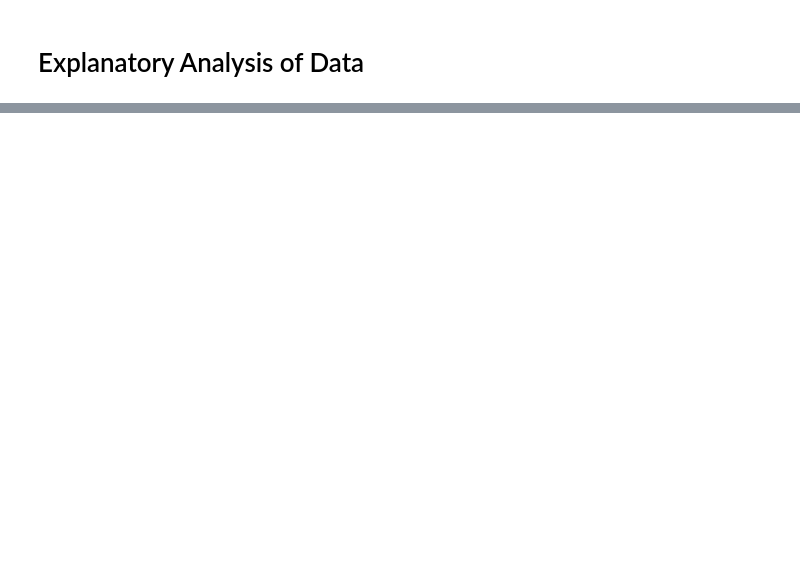
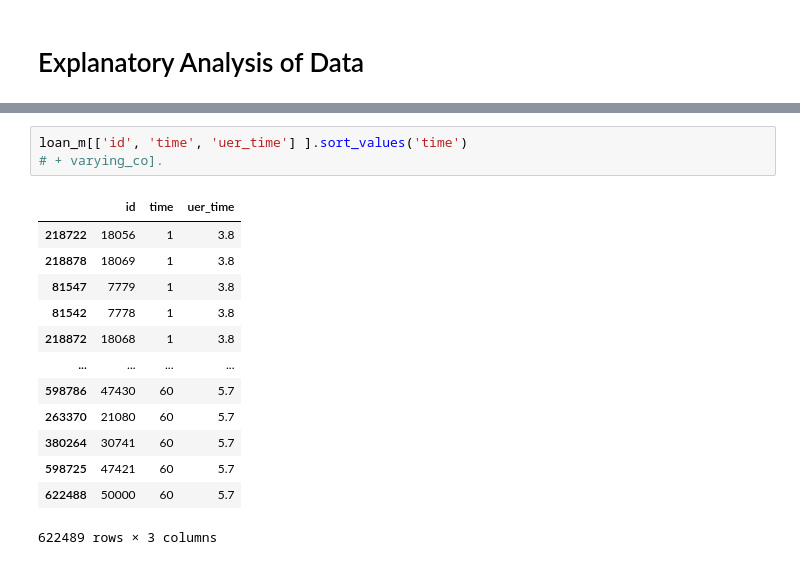
Before and after one commit to zhangranzr/Deep-Mixture-Cure-Model, a Jupyter notebook: DEEPMixtureCureModel.ipynb, the cells around one changed output, grey strips where cells are left out. Saved outputs shown, nothing was run; the diff lists cells and outputs as text; blank space fills up the shorter version.

```diff
--- a/DEEPMixtureCureModel.ipynb
+++ b/DEEPMixtureCureModel.ipynb
@@ -19,0 +49,17 @@
+# %%
+loan_m[['id', 'time', 'uer_time'] ].sort_values('time')
+# + varying_co].
+# %% [output]
+|  | id | time | uer_time |
+| 218722 | 18056 | 1 | 3.8 |
+| 218878 | 18069 | 1 | 3.8 |
+| 81547 | 7779 | 1 | 3.8 |
+| 81542 | 7778 | 1 | 3.8 |
+| 218872 | 18068 | 1 | 3.8 |
+| ... | ... | ... | ... |
+| 598786 | 47430 | 60 | 5.7 |
+| 263370 | 21080 | 60 | 5.7 |
+| 380264 | 30741 | 60 | 5.7 |
+| 598725 | 47421 | 60 | 5.7 |
+| 622488 | 50000 | 60 | 5.7 |
+622489 rows × 3 columns
```
Also changed, not shown: parts of 48 cells of this notebook, 1 other file.
